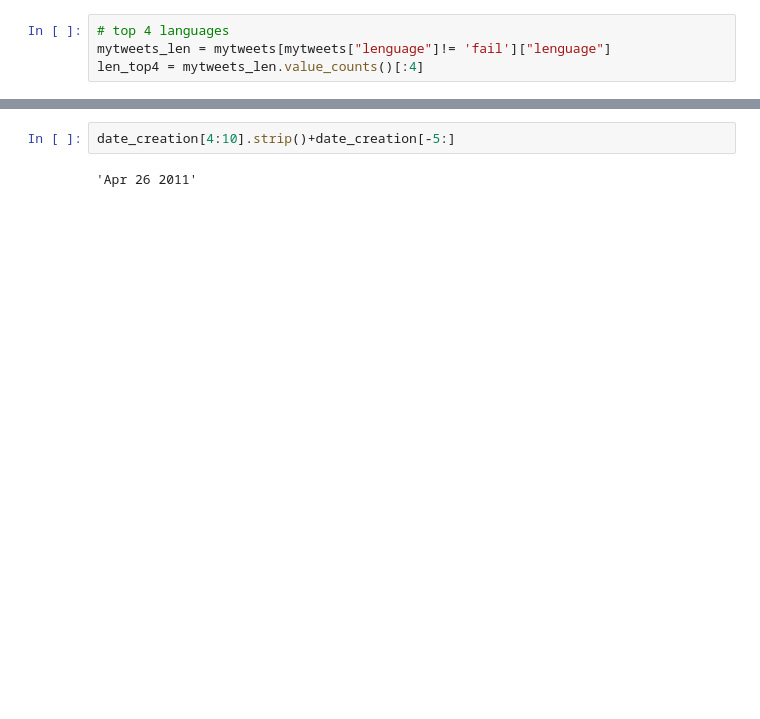
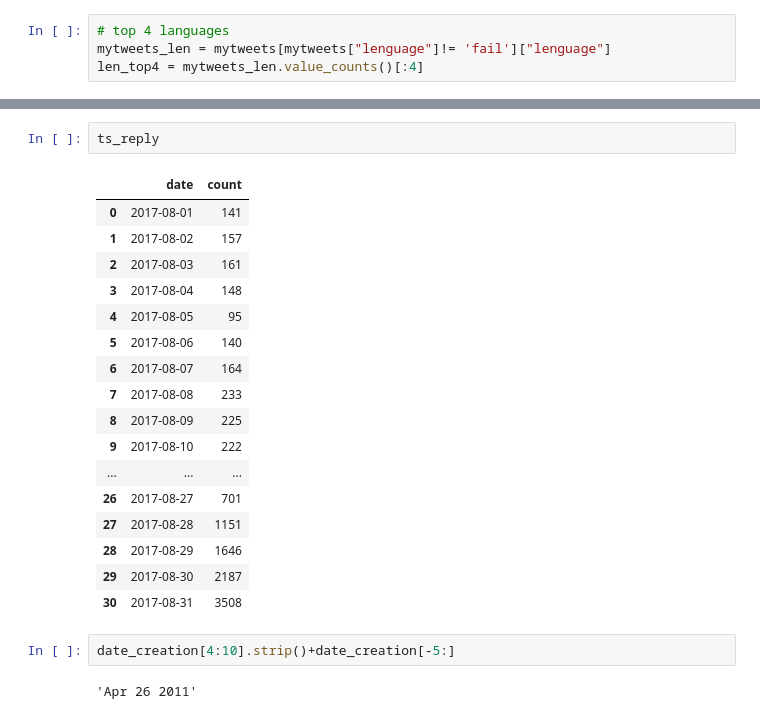
Before and after one commit to nachocarracedo/my_twitter, a Jupyter notebook: Untitled.ipynb, the cells around one changed output, grey strips where cells are left out. Drawn from its saved outputs; the diff is of its cells as text; blank space fills up the shorter version.

```diff
--- a/Untitled.ipynb
+++ b/Untitled.ipynb
@@ -353,3 +347,23 @@ date_creation
+# %%
+ts_reply
+# %% [output]
+|  | date | count |
+| 0 | 2017-08-01 | 141 |
+| 1 | 2017-08-02 | 157 |
+| 2 | 2017-08-03 | 161 |
+| 3 | 2017-08-04 | 148 |
+| 4 | 2017-08-05 | 95 |
+| 5 | 2017-08-06 | 140 |
+| 6 | 2017-08-07 | 164 |
+| 7 | 2017-08-08 | 233 |
+| 8 | 2017-08-09 | 225 |
+| 9 | 2017-08-10 | 222 |
+| ... | ... | ... |
+| 26 | 2017-08-27 | 701 |
+| 27 | 2017-08-28 | 1151 |
+| 28 | 2017-08-29 | 1646 |
+| 29 | 2017-08-30 | 2187 |
+| 30 | 2017-08-31 | 3508 |
 # %%
 date_creation[4:10].strip()+date_creation[-5:]
 # %% [output]
```
Also changed, not shown: parts of 10 cells of this notebook, 1 other file.
